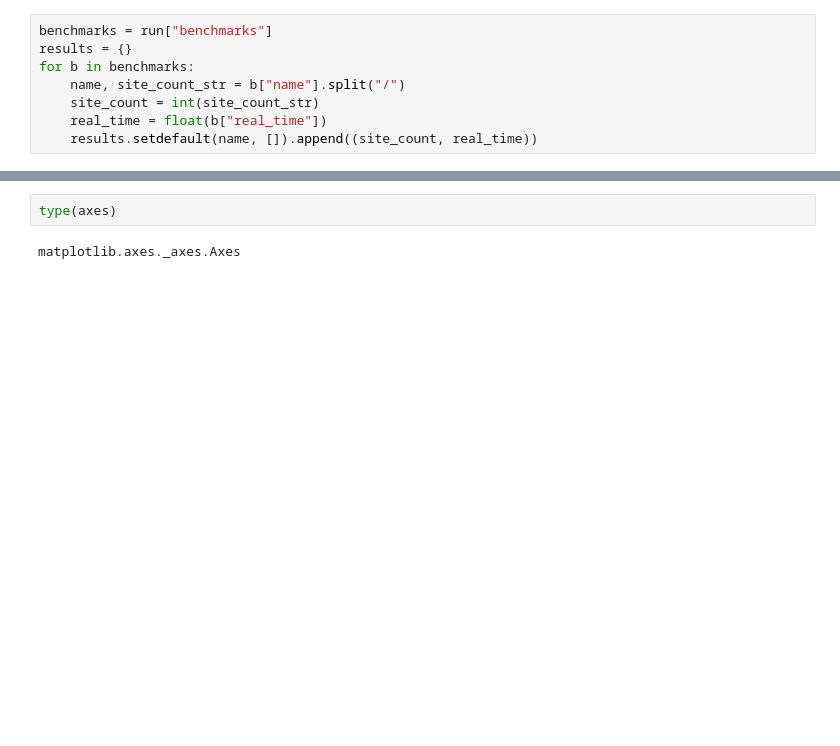
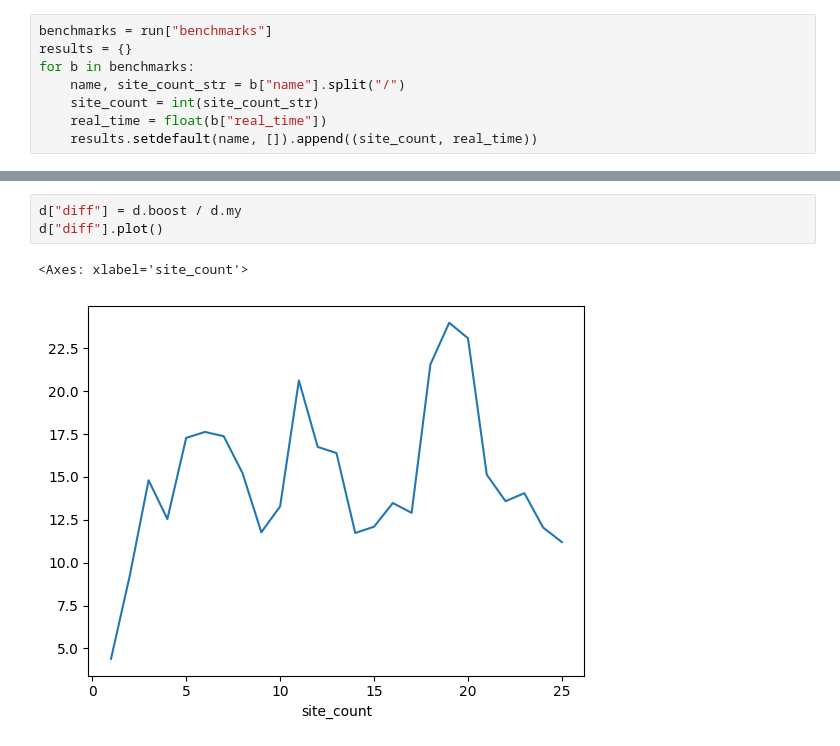
Before and after one commit to snow-abstraction/perf_rcsp, a Jupyter notebook: scripts/visualize_perf.ipynb, the cells around one changed output, grey strips where cells are left out. Cells and saved outputs as stored; diff of their text form; blank space fills up the shorter version.

```diff
--- a/scripts/visualize_perf.ipynb
+++ b/scripts/visualize_perf.ipynb
@@ -34,5 +33,7 @@ axes.set_xticks(d.index, d.index);
 # %%
-type(axes)
+d["diff"] = d.boost / d.my
+d["diff"].plot()
 # %% [output]
-matplotlib.axes._axes.Axes
+<Axes: xlabel='site_count'>
+[figure, added]
 # %%
```
Also changed, not shown: parts of 6 cells of this notebook, 8 other files.
